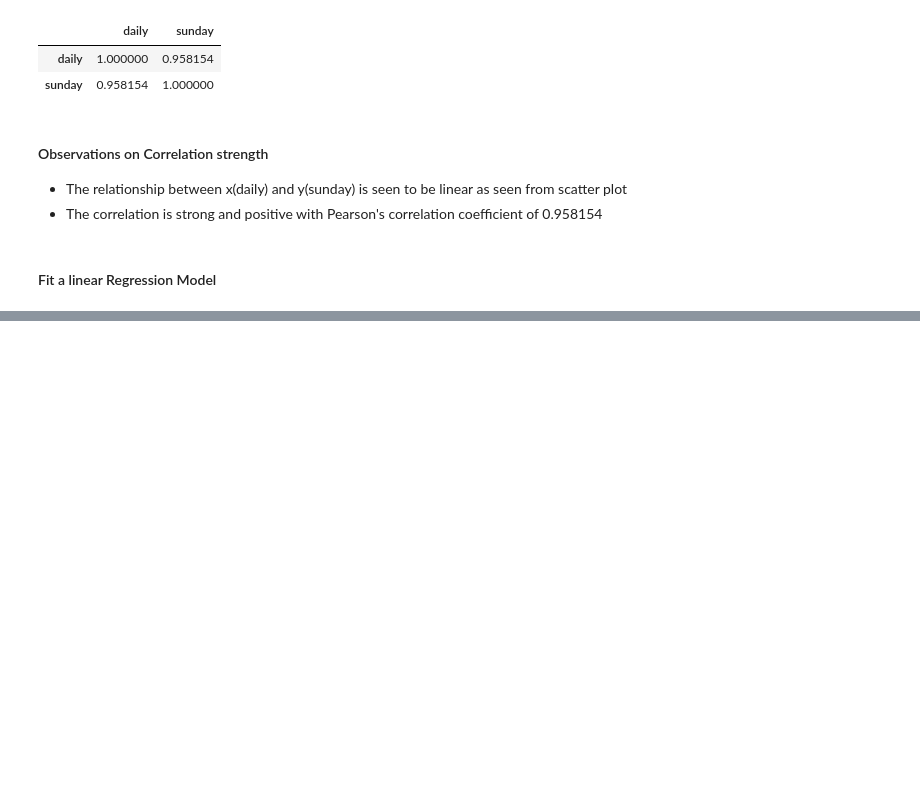
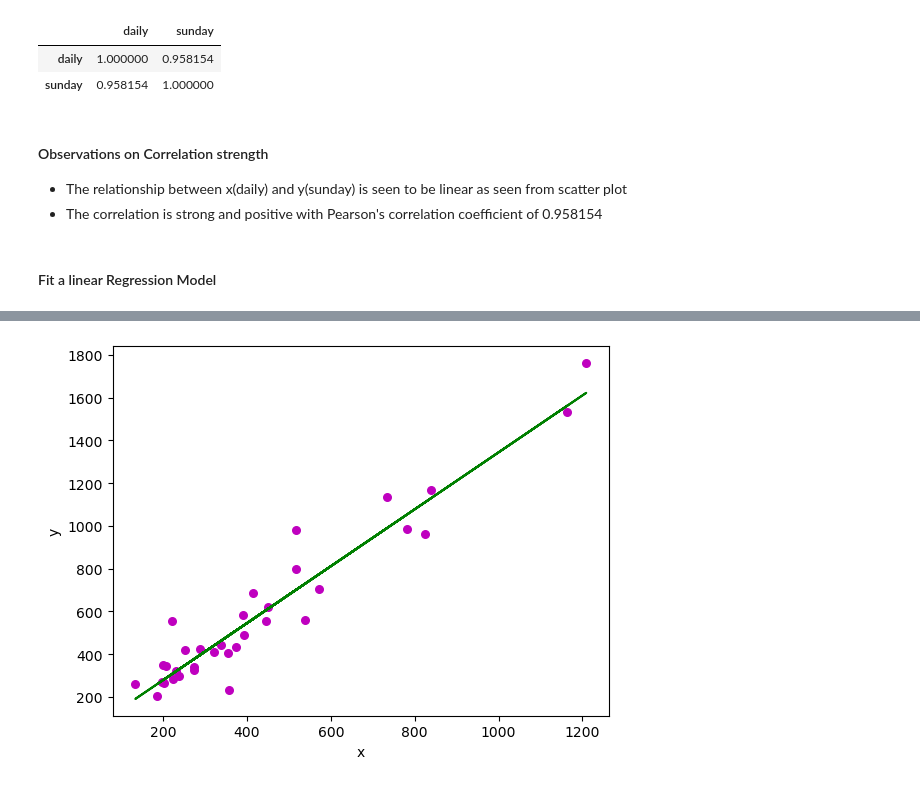
Before and after one commit to AnirudhReddy1252/AIML_TASK, a Jupyter notebook: Linear Regression1.ipynb, the cells around one changed output, grey strips where cells are left out. Drawn from its saved outputs; the diff is of its cells as text; code cells hidden in the pictures; blank space fills up the shorter version.

```diff
--- a/Linear Regression1.ipynb
+++ b/Linear Regression1.ipynb
@@ -138,0 +145,16 @@ Notes:
+# %%
+x = data1["daily"].values
+y = data1["sunday"].values
+plt.scatter(x, y, color = "m", marker = "o", s = 30)
+b0 = 13.84
+b1 =1.33
+
+y_hat = b0 + b1*x
+
+plt.plot(x, y_hat, color = "g")
+
+plt.xlabel('x')
+plt.ylabel('y')
+plt.show()
+# %% [output]
+[figure, added]
```
Also changed, not shown: parts of 14 cells of this notebook.
